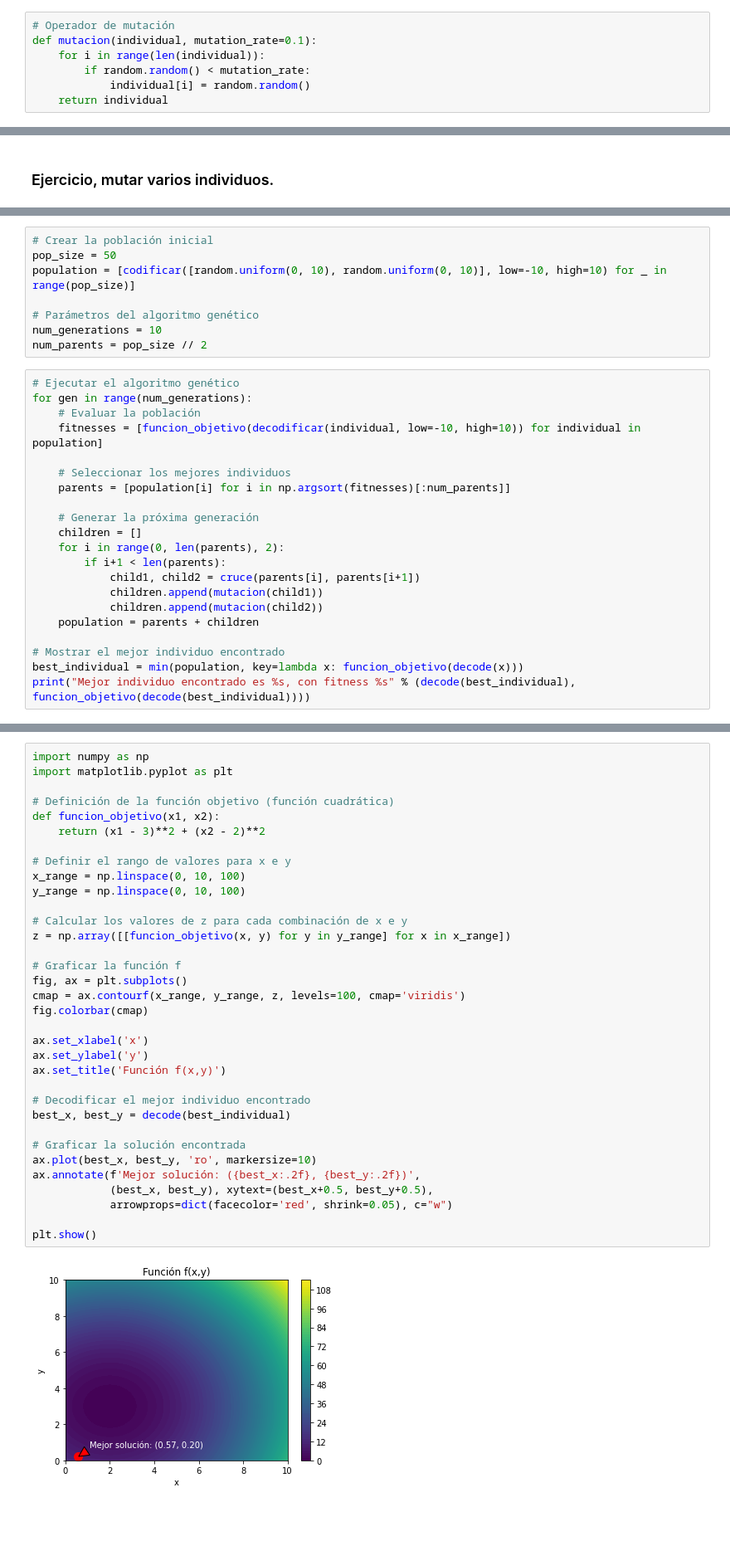
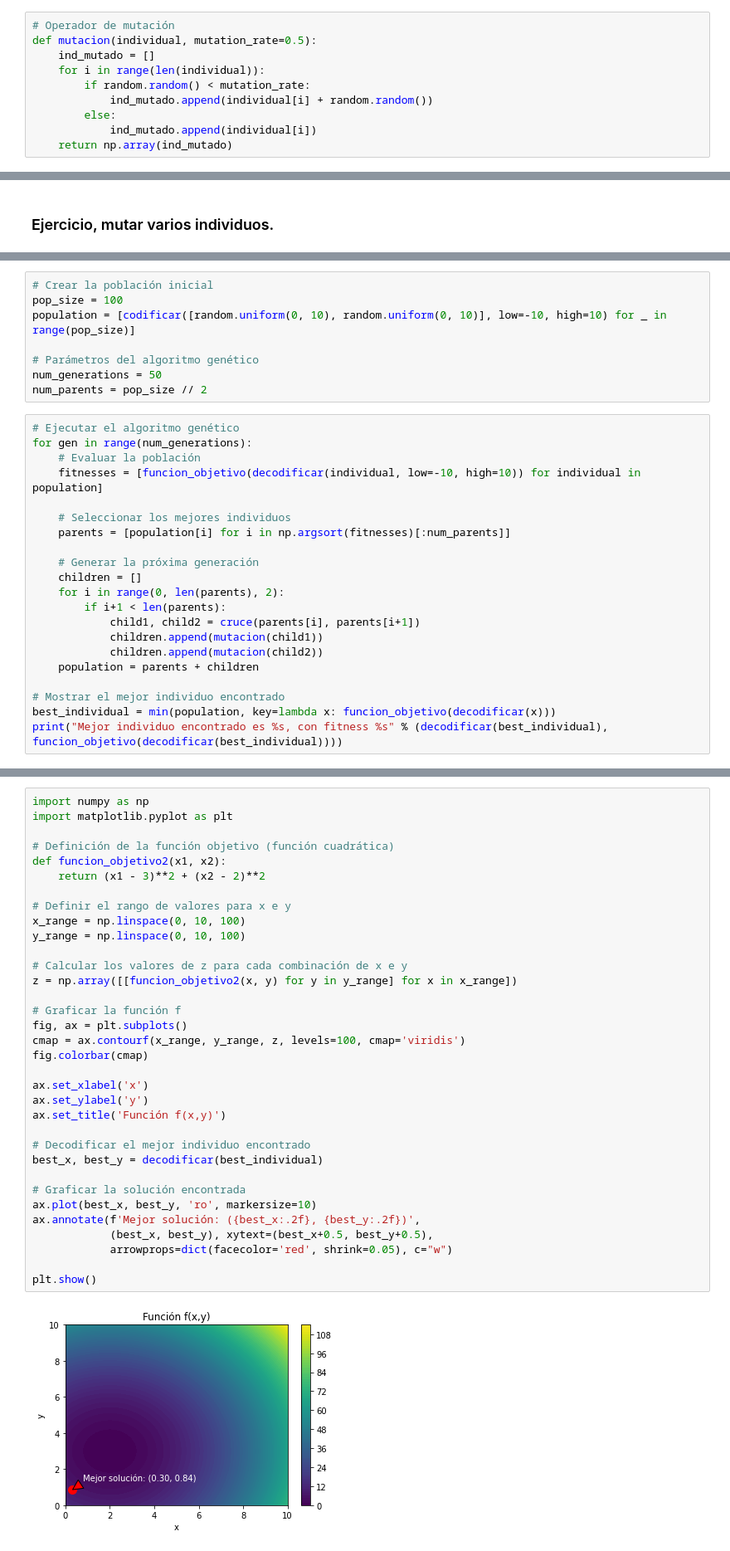
Before and after one commit to igomezv/ComputoEvolutivo, a Jupyter notebook: 6_3_CodificacionReal.ipynb, the cells around one changed output, grey strips where cells are left out. Shown at 83% size. Saved outputs shown, nothing was run; the diff lists cells and outputs as text; blank space fills up the shorter version.

```diff
--- a/6_3_CodificacionReal.ipynb
+++ b/6_3_CodificacionReal.ipynb
@@ -131,8 +193,11 @@ Discreto:
 ### Operador de mutación uniforme
 # %%
 # Operador de mutación
-def mutacion(individual, mutation_rate=0.1):
+def mutacion(individual, mutation_rate=0.5):
+    ind_mutado = []
     for i in range(len(individual)):
         if random.random() < mutation_rate:
-            individual[i] = random.random()
-    return individual
+            ind_mutado.append(individual[i] + random.random())
+        else:
+            ind_mutado.append(individual[i])
+    return np.array(ind_mutado)
@@ -187,11 +284,11 @@ Aprovechar para hablar de los hiperparámetros de los algoritmso de aprendizaje
 | **Parámetros específicos del problema** | Hiperparámetros adicionales específicos del dominio del problema. |
 # %%
 # Crear la población inicial
-pop_size = 50
+pop_size = 100
 population = [codificar([random.uniform(0, 10), random.uniform(0, 10)], low=-10, high=10) for _ in range(pop_size)]
 
 # Parámetros del algoritmo genético
-num_generations = 10
+num_generations = 50
 num_parents = pop_size // 2
 # %%
 # Ejecutar el algoritmo genético
@@ -212,6 +309,6 @@ for gen in range(num_generations):
     population = parents + children
 
 # Mostrar el mejor individuo encontrado
-best_individual = min(population, key=lambda x: funcion_objetivo(decode(x)))
-print("Mejor individuo encontrado es %s, con fitness %s" % (decode(best_individual), funcion_objetivo(decode(best_individual))))
+best_individual = min(population, key=lambda x: funcion_objetivo(decodificar(x)))
+print("Mejor individuo encontrado es %s, con fitness %s" % (decodificar(best_individual), funcion_objetivo(decodificar(best_individual))))
 # %% [output]
@@ -221,36 +318,36 @@ import numpy as np
 import matplotlib.pyplot as plt
 
 # Definición de la función objetivo (función cuadrática)
-def funcion_objetivo(x1, x2):
+def funcion_objetivo2(x1, x2):
     return (x1 - 3)**2 + (x2 - 2)**2
 
 # Definir el rango de valores para x e y
 x_range = np.linspace(0, 10, 100)
 y_range = np.linspace(0, 10, 100)
 
 # Calcular los valores de z para cada combinación de x e y
-z = np.array([[funcion_objetivo(x, y) for y in y_range] for x in x_range])
+z = np.array([[funcion_objetivo2(x, y) for y in y_range] for x in x_range])
 
 # Graficar la función f
 fig, ax = plt.subplots()
 cmap = ax.contourf(x_range, y_range, z, levels=100, cmap='viridis')
 fig.colorbar(cmap)
 
 ax.set_xlabel('x')
 ax.set_ylabel('y')
 ax.set_title('Función f(x,y)')
 
 # Decodificar el mejor individuo encontrado
-best_x, best_y = decode(best_individual)
+best_x, best_y = decodificar(best_individual)
 
 # Graficar la solución encontrada
 ax.plot(best_x, best_y, 'ro', markersize=10)
 ax.annotate(f'Mejor solución: ({best_x:.2f}, {best_y:.2f})',
             (best_x, best_y), xytext=(best_x+0.5, best_y+0.5),
             arrowprops=dict(facecolor='red', shrink=0.05), c="w")
 
 plt.show()
 # %% [output]
-[figure, old version]
+[figure, new version]
 # %% [markdown]
 ### Práctica: Mejorar la solución moviendo hiperparámetros y describir observaciones sobre cómo mejora o empeora al cambiar determinados hiperparámetros.
```
Also changed, not shown: parts of 24 cells of this notebook.
